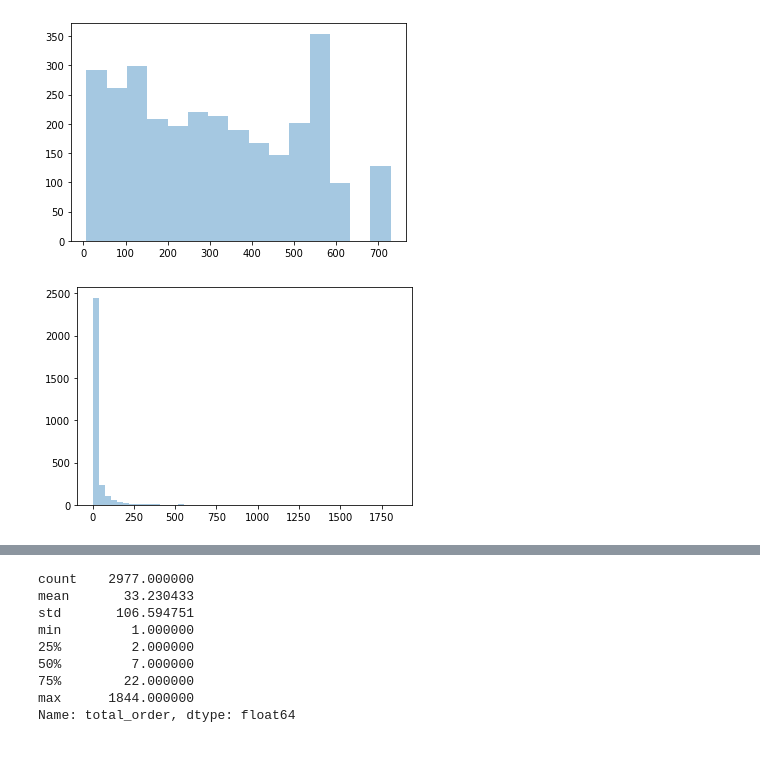
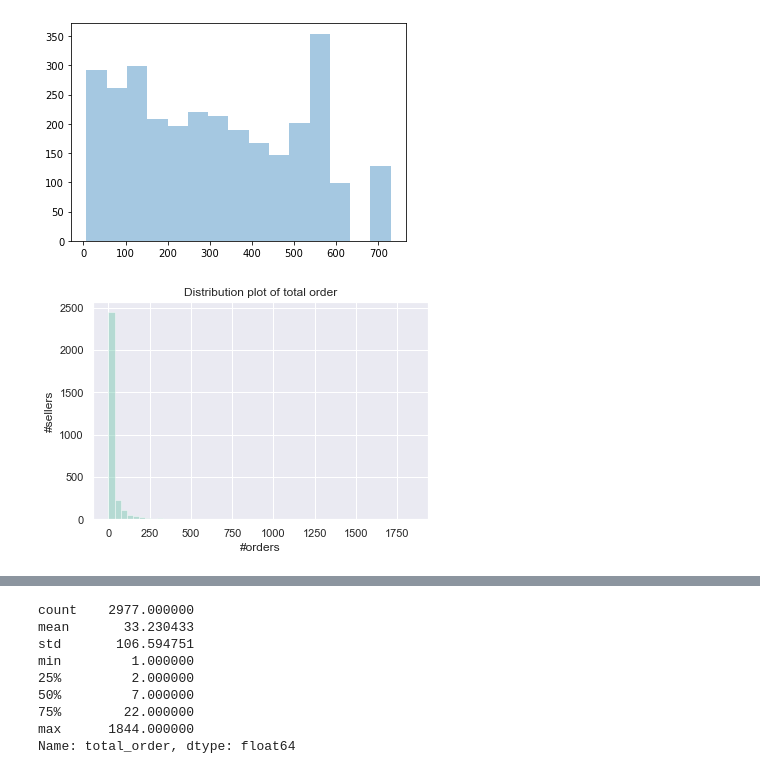
Before and after one commit to special-force-analytic/olist, a Jupyter notebook: seller_segmentation/01-seller-segmentation-preprocess.ipynb, the cells around one changed output, grey strips where cells are left out. Drawn from its saved outputs; the diff is of its cells as text; code cells hidden in the pictures.

```diff
--- a/seller_segmentation/01-seller-segmentation-preprocess.ipynb
+++ b/seller_segmentation/01-seller-segmentation-preprocess.ipynb
@@ -131,7 +148,11 @@ _ = sns.distplot(age['age'].values,kde=False)
 total_order = orders.groupby('seller_id')['order_id'].nunique().reset_index()
 
 total_order = total_order.rename({'order_id':'total_order'},axis=1)
-# %%
-_ = sns.distplot(total_order['total_order'].values, kde=False)
-# %% [output]
-[figure, removed]
+# %%
+sns.set_theme(palette='Set2')
+_ = sns.distplot(total_order['total_order'].values, kde=False)
+_ = plt.title('Distribution plot of total order')
+_ = plt.xlabel('#orders')
+_ = plt.ylabel('#sellers')
+# %% [output]
+[figure, added]
```
Also changed, not shown: parts of 18 cells of this notebook, 5 other files.
